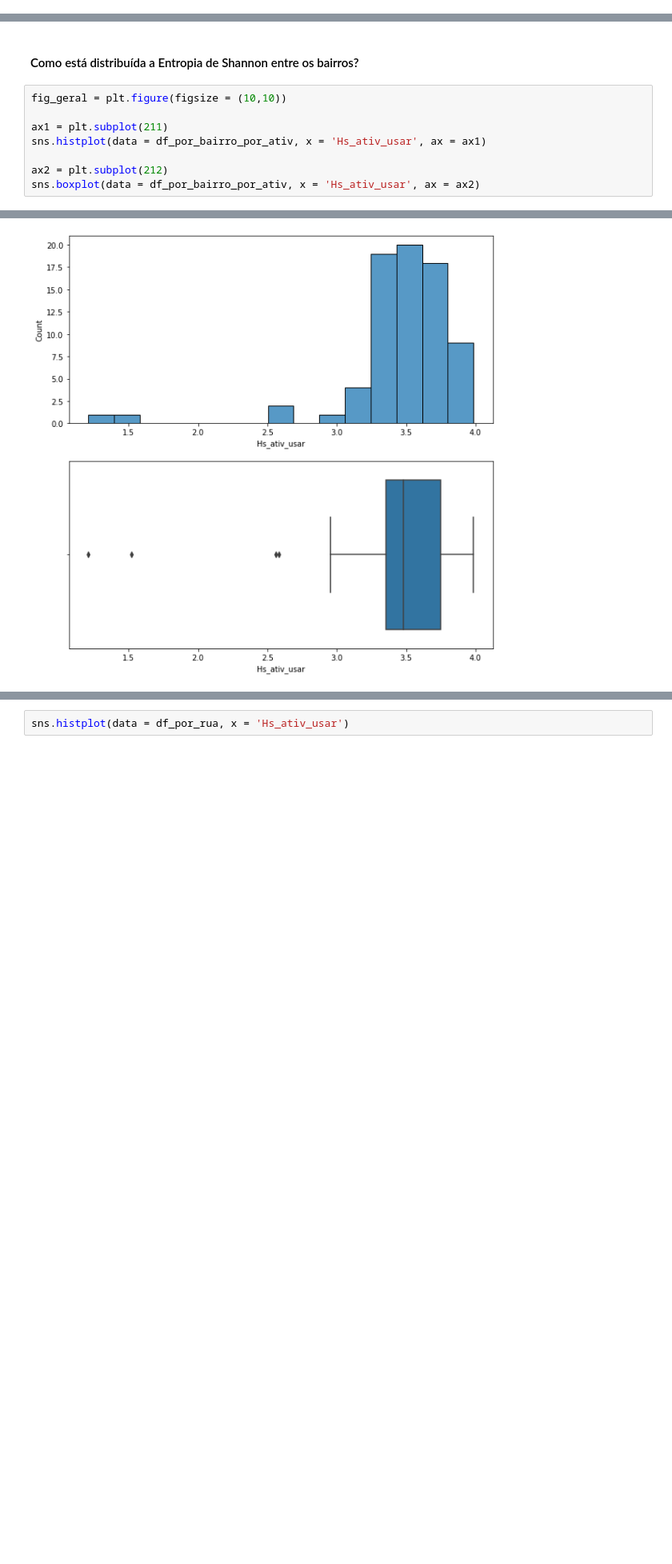
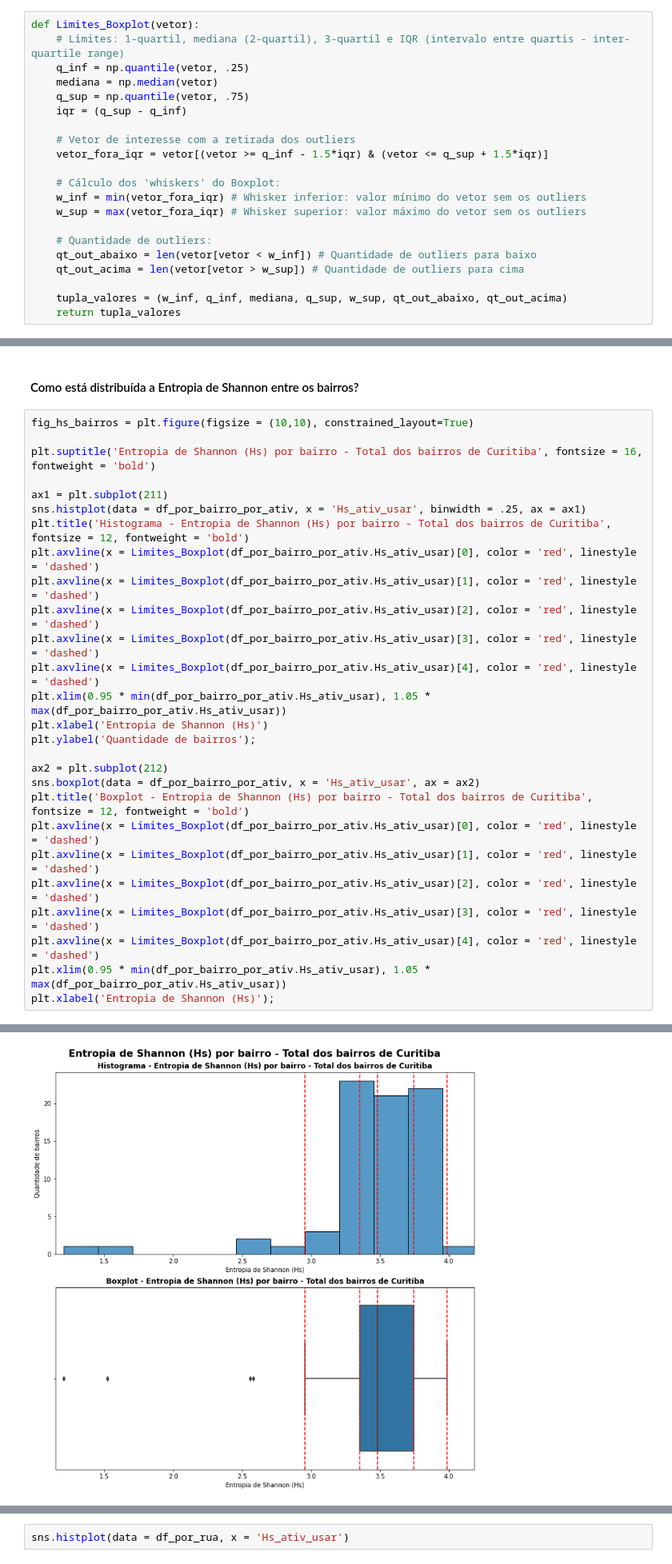
Before and after one commit to avaraujojr/tcc_alcides_alvaras, a Jupyter notebook: notebooks/alvaras_cwb.ipynb, the cells around one changed output, grey strips where cells are left out. Shown at 80% size. Drawn from its saved outputs; the diff is of its cells as text; blank space fills up the shorter version.

```diff
--- a/notebooks/alvaras_cwb.ipynb
+++ b/notebooks/alvaras_cwb.ipynb
@@ -364,3 +364,24 @@ def Entropia_Shannon_End_Completo(var, rua, numero, df_geral):
         ent = -100
 
     return ent
+# %%
+def Limites_Boxplot(vetor):
+    # Limites: 1-quartil, mediana (2-quartil), 3-quartil e IQR (intervalo entre quartis - inter-quartile range)
+    q_inf = np.quantile(vetor, .25)
+    mediana = np.median(vetor)
+    q_sup = np.quantile(vetor, .75)
+    iqr = (q_sup - q_inf)
+
+    # Vetor de interesse com a retirada dos outliers
+    vetor_fora_iqr = vetor[(vetor >= q_inf - 1.5*iqr) & (vetor <= q_sup + 1.5*iqr)]
+
+    # Cálculo dos 'whiskers' do Boxplot:
+    w_inf = min(vetor_fora_iqr) # Whisker inferior: valor mínimo do vetor sem os outliers
+    w_sup = max(vetor_fora_iqr) # Whisker superior: valor máximo do vetor sem os outliers
+
+    # Quantidade de outliers:
+    qt_out_abaixo = len(vetor[vetor < w_inf]) # Quantidade de outliers para baixo
+    qt_out_acima = len(vetor[vetor > w_sup]) # Quantidade de outliers para cima
+
+    tupla_valores = (w_inf, q_inf, mediana, q_sup, w_sup, qt_out_abaixo, qt_out_acima)
+    return tupla_valores
@@ -636,11 +718,30 @@ sns.boxplot(data = df_por_bairro_por_ativ, x = 'por_bairro')
 # %% [markdown]
 #### Como está distribuída a Entropia de Shannon entre os bairros?
 # %%
-fig_geral = plt.figure(figsize = (10,10))
+fig_hs_bairros = plt.figure(figsize = (10,10), constrained_layout=True)
+
+plt.suptitle('Entropia de Shannon (Hs) por bairro - Total dos bairros de Curitiba', fontsize = 16, fontweight = 'bold')
 
 ax1 = plt.subplot(211)
-sns.histplot(data = df_por_bairro_por_ativ, x = 'Hs_ativ_usar', ax = ax1)
+sns.histplot(data = df_por_bairro_por_ativ, x = 'Hs_ativ_usar', binwidth = .25, ax = ax1)
+plt.title('Histograma - Entropia de Shannon (Hs) por bairro - Total dos bairros de Curitiba', fontsize = 12, fontweight = 'bold')
+plt.axvline(x = Limites_Boxplot(df_por_bairro_por_ativ.Hs_ativ_usar)[0], color = 'red', linestyle = 'dashed')
+plt.axvline(x = Limites_Boxplot(df_por_bairro_por_ativ.Hs_ativ_usar)[1], color = 'red', linestyle = 'dashed')
+plt.axvline(x = Limites_Boxplot(df_por_bairro_por_ativ.Hs_ativ_usar)[2], color = 'red', linestyle = 'dashed')
+plt.axvline(x = Limites_Boxplot(df_por_bairro_por_ativ.Hs_ativ_usar)[3], color = 'red', linestyle = 'dashed')
+plt.axvline(x = Limites_Boxplot(df_por_bairro_por_ativ.Hs_ativ_usar)[4], color = 'red', linestyle = 'dashed')
+plt.xlim(0.95 * min(df_por_bairro_por_ativ.Hs_ativ_usar), 1.05 * max(df_por_bairro_por_ativ.Hs_ativ_usar))
+plt.xlabel('Entropia de Shannon (Hs)')
+plt.ylabel('Quantidade de bairros');
 
 ax2 = plt.subplot(212)
 sns.boxplot(data = df_por_bairro_por_ativ, x = 'Hs_ativ_usar', ax = ax2)
+plt.title('Boxplot - Entropia de Shannon (Hs) por bairro - Total dos bairros de Curitiba', fontsize = 12, fontweight = 'bold')
+plt.axvline(x = Limites_Boxplot(df_por_bairro_por_ativ.Hs_ativ_usar)[0], color = 'red', linestyle = 'dashed')
+plt.axvline(x = Limites_Boxplot(df_por_bairro_por_ativ.Hs_ativ_usar)[1], color = 'red', linestyle = 'dashed')
+plt.axvline(x = Limites_Boxplot(df_por_bairro_por_ativ.Hs_ativ_usar)[2], color = 'red', linestyle = 'dashed')
+plt.axvline(x = Limites_Boxplot(df_por_bairro_por_ativ.Hs_ativ_usar)[3], color = 'red', linestyle = 'dashed')
+plt.axvline(x = Limites_Boxplot(df_por_bairro_por_ativ.Hs_ativ_usar)[4], color = 'red', linestyle = 'dashed')
+plt.xlim(0.95 * min(df_por_bairro_por_ativ.Hs_ativ_usar), 1.05 * max(df_por_bairro_por_ativ.Hs_ativ_usar))
+plt.xlabel('Entropia de Shannon (Hs)');
 # %% [output]
@@ -648,2 +748,2 @@ sns.boxplot(data = df_por_bairro_por_ativ, x = 'Hs_ativ_usar', ax = ax2)
-[figure, old version]
+[figure, new version]
 # %%
```
Also changed, not shown: parts of 36 cells of this notebook.
